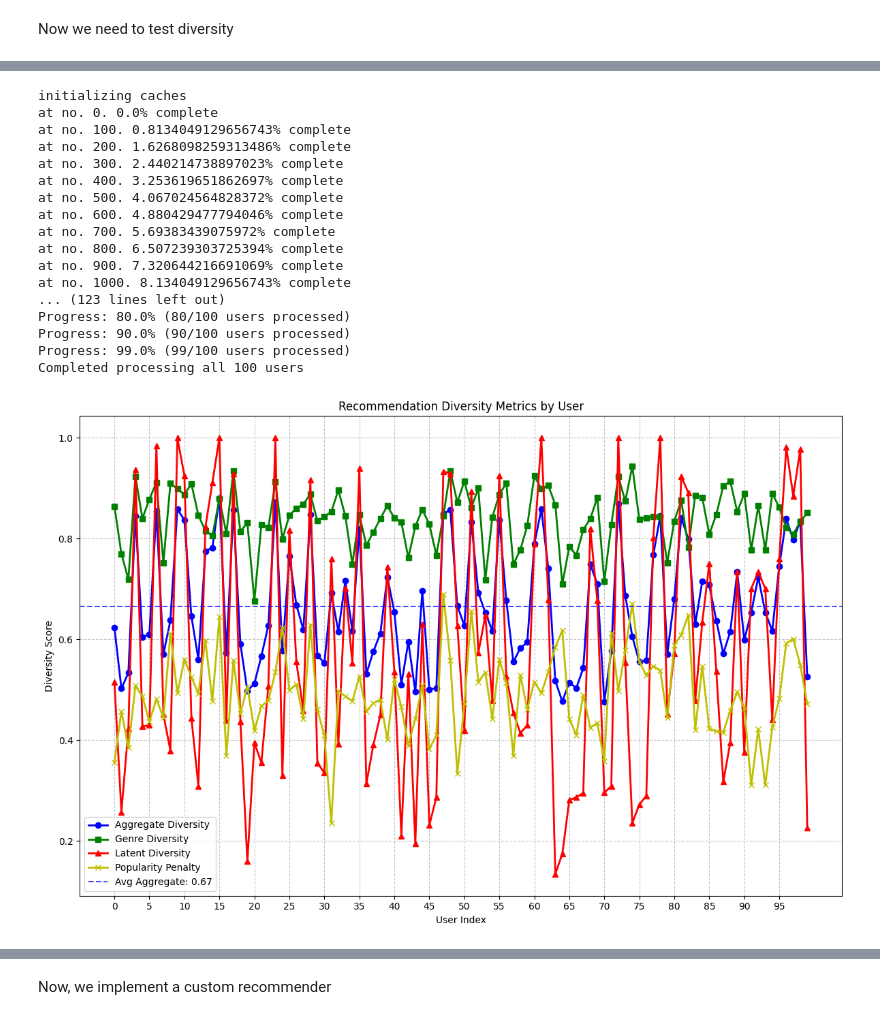
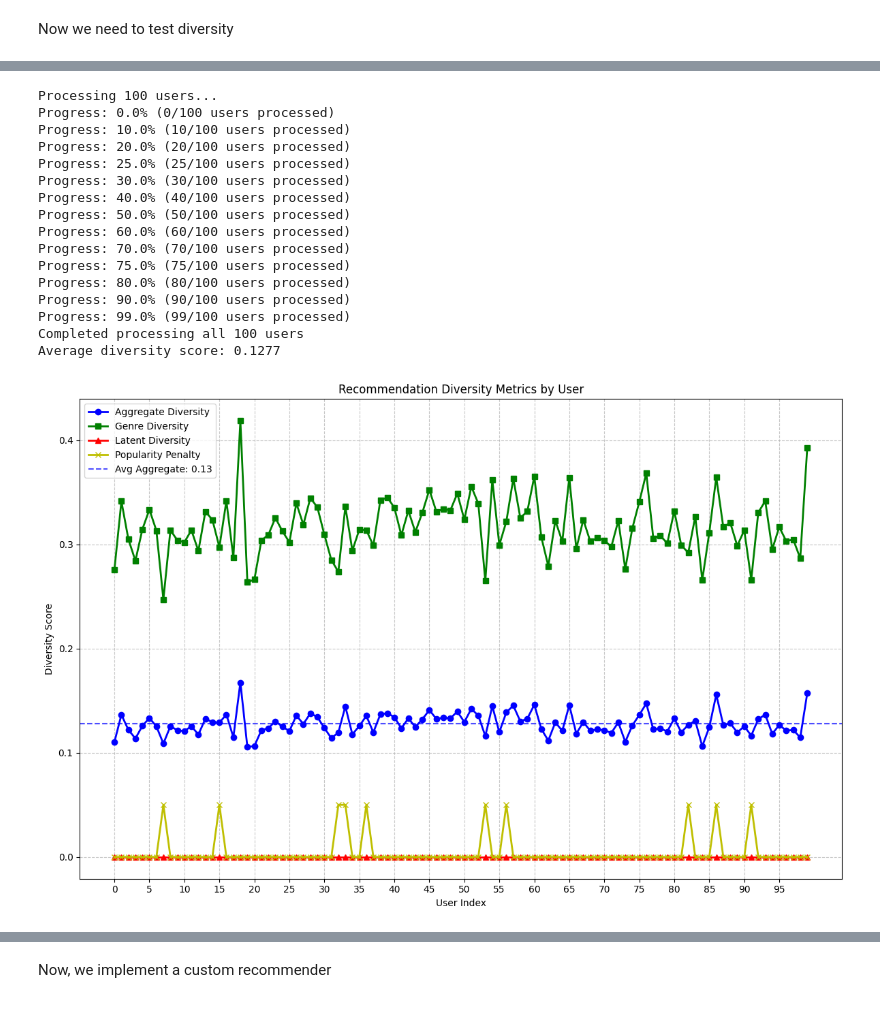
Before and after one commit to mahesmeh001/AnimeRecommender, a Jupyter notebook: creatingBaseline.ipynb, the cells around one changed output, grey strips where cells are left out. Saved outputs shown, nothing was run; the diff lists cells and outputs as text; code cells hidden in the pictures.

```diff
--- a/creatingBaseline.ipynb
+++ b/creatingBaseline.ipynb
@@ -175,5 +175,35 @@ cross_validate(svdpp, test_data, ["rmse","mae"],kf)
 # %% [markdown]
 Now we need to test diversity
+# %%
+#precompute some useful info
+
+# Global caches for performance
+user_similarity_cache = {}
+anime_genres = {}
+anime_popularity = {}
+max_popularity = 1
+popularity_threshold = 0
+
+def initialize_caches(anime_df):
+    """Initialize global caches for faster lookups."""
+    global anime_genres, anime_popularity, max_popularity, popularity_threshold
+
+    print('initializing caches')
+
+    # Pre-compute genre sets for each anime
+    for i, row in anime_df.iterrows():
+        if i % 100 == 0:
+            print(f'at no. {i}. {i/len(anime_df)*100}% complete')
+        anime_id = int(row['anime_id'])
+        genre_str = row.get('genre', '')
+        anime_genres[anime_id] = set(genre_str.split(', ')) if pd.notna(genre_str) else set()
+
+    # Pre-compute popularity scores
+    anime_popularity = {int(row['anime_id']): row.get('members', 0) for _, row in anime_df.iterrows()}
+    max_popularity = max(anime_popularity.values()) if anime_popularity else 1
+
+    # Pre-compute the percentile popularity threshold
+    popularity_threshold = np.percentile(list(anime_popularity.values()), 90) if anime_popularity else 0
 # %%
 from collections import defaultdict
 from sklearn.metrics.pairwise import cosine_similarity
@@ -379,24 +482,23 @@ Missing anime no.: 8292
 # %%
 # Run recommendations and calculate diversity score
-agg_score, genre_score, latent_score, penalty_score, predictions = get_recommendations_with_diversity(test_users[:100], svdpp, animes, n=5)
+agg_scores, genre_scores, latent_scores, penalty_scores, predictions = get_recommendations_with_diversity(test_users[:100], svdpp, animes, n=20)
 # %% [output]
-initializing caches
-at no. 0. 0.0% complete
-at no. 100. 0.8134049129656743% complete
-at no. 200. 1.6268098259313486% complete
-at no. 300. 2.440214738897023% complete
-at no. 400. 3.253619651862697% complete
-at no. 500. 4.067024564828372% complete
-at no. 600. 4.880429477794046% complete
-at no. 700. 5.69383439075972% complete
-at no. 800. 6.507239303725394% complete
-at no. 900. 7.320644216691069% complete
-at no. 1000. 8.134049129656743% complete
-... (123 lines left out)
+Processing 100 users...
+Progress: 0.0% (0/100 users processed)
+Progress: 10.0% (10/100 users processed)
+Progress: 20.0% (20/100 users processed)
+Progress: 25.0% (25/100 users processed)
+Progress: 30.0% (30/100 users processed)
+Progress: 40.0% (40/100 users processed)
+Progress: 50.0% (50/100 users processed)
+Progress: 60.0% (60/100 users processed)
+Progress: 70.0% (70/100 users processed)
+Progress: 75.0% (75/100 users processed)
 Progress: 80.0% (80/100 users processed)
 Progress: 90.0% (90/100 users processed)
 Progress: 99.0% (99/100 users processed)
 Completed processing all 100 users
+Average diversity score: 0.1277
 # %%
 import matplotlib.pyplot as plt
 import numpy as np
@@ -447,8 +550,8 @@ def plot_diversity_scores(diversity_scores, genre_scores, latent_scores, penalty
     plt.show()
 # %%
-plot_diversity_scores(agg_score,genre_score,latent_score,penalty_score)
+plot_diversity_scores(agg_scores,genre_scores,latent_scores,penalty_scores)
 # %% [output]
-[figure, old version]
+[figure, new version]
 # %%
 print(predictions[:5])
 # %% [output]
```
Also changed, not shown: parts of 25 cells of this notebook, 7 other files.
